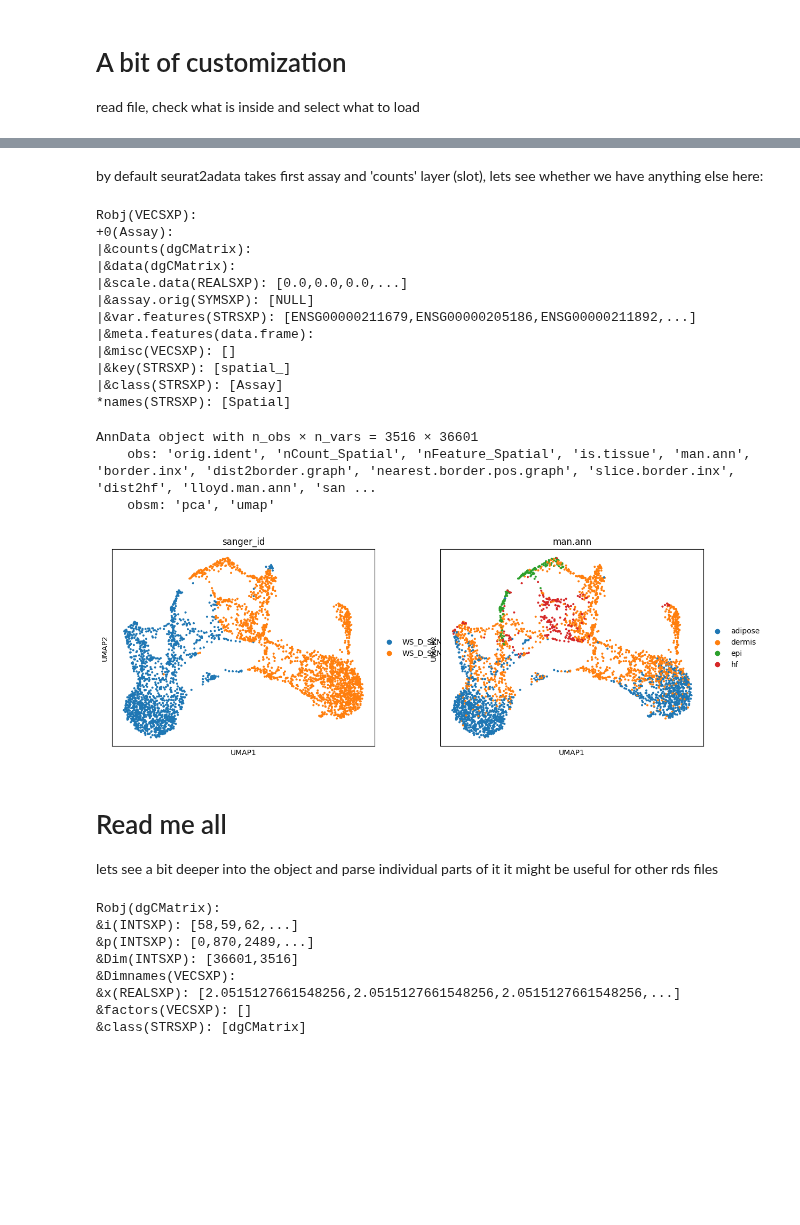
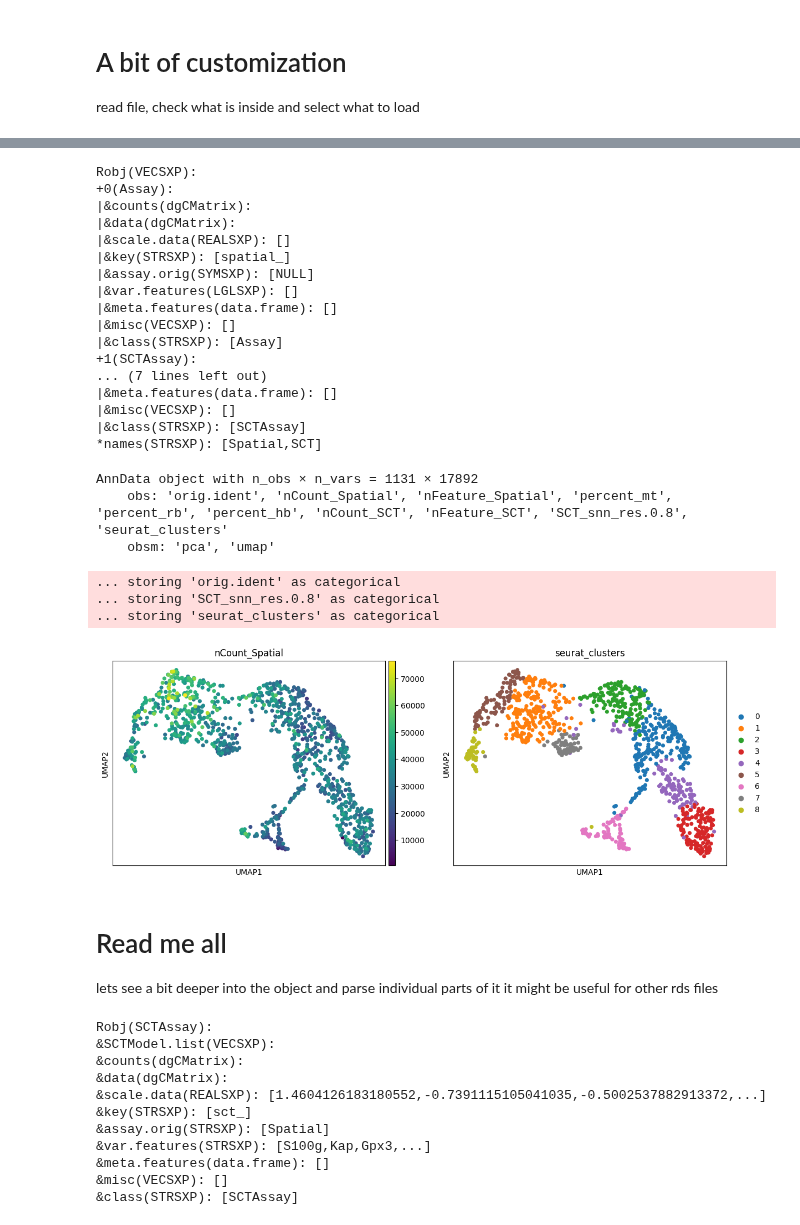
Before and after one commit to cellgeni/py8rds, a Jupyter notebook: tutorials/tutorial.ipynb, the cells around one changed output, grey strips where cells are left out. Saved outputs shown, nothing was run; the diff lists cells and outputs as text; code cells hidden in the pictures; blank space fills up the shorter version.

```diff
--- a/tutorials/tutorial.ipynb
+++ b/tutorials/tutorial.ipynb
@@ -19,6 +57,6 @@ AnnData object with n_obs × n_vars = 972 × 36601
 # A bit of customization
 read file, check what is inside and select what to load
 # %%
-robj = rdd.parse_rds("/nfs/cellgeni/pasham/code/rds-py/rds/visium2.rds")
+robj = py8rds.parse_rds("GSM8704851_20210117-NMK0-FM1-Fc1U1Z1Bs1_obj.rds")
 robj.show()
 # %% [output]
@@ -39,9 +77,8 @@ Robj(Seurat):
 &commands(VECSXP):
 &tools(VECSXP): []
 &class(STRSXP): [Seurat]
-# %% [markdown]
-by default seurat2adata takes first assay and 'counts' layer (slot), lets see whether we have anything else here:
 # %%
+# by default seurat2adata takes first assay and 'counts' layer (slot), lets see whether we have anything else here:
 # lets look on assays, we want to see slots in there, so lets change default number of levels to show
 robj.get('assays').show(2)
 # %% [output]
@@ -49,41 +86,54 @@ Robj(VECSXP):
 +0(Assay):
 |&counts(dgCMatrix):
 |&data(dgCMatrix):
-|&scale.data(REALSXP): [0.0,0.0,0.0,...]
+|&scale.data(REALSXP): []
+|&key(STRSXP): [spatial_]
 |&assay.orig(SYMSXP): [NULL]
-|&var.features(STRSXP): [ENSG00000211679,ENSG00000205186,ENSG00000211892,...]
-|&meta.features(data.frame):
+|&var.features(LGLSXP): []
+|&meta.features(data.frame): []
 |&misc(VECSXP): []
-|&key(STRSXP): [spatial_]
 |&class(STRSXP): [Assay]
-*names(STRSXP): [Spatial]
++1(SCTAssay):
+... (7 lines left out)
+|&meta.features(data.frame): []
+|&misc(VECSXP): []
+|&class(STRSXP): [SCTAssay]
+*names(STRSXP): [Spatial,SCT]
 # %%
-# so we can take norm data instead of raw counts (default)
-# instead or re-reading file we can pass robj to seurat2adata
-adata = rdd.seurat2adata(robj,layer='data')
+# so we can choose between counts and SCT assays
+# inside them we can take norm data or counts
+# instead of re-reading file we can pass robj to seurat2adata
+# lets use second assay (SCTAssay) and normalized data from there
+adata = py8rds.seurat2adata(robj,assay=1,layer='data')
 adata
 # %% [output]
-AnnData object with n_obs × n_vars = 3516 × 36601
-    obs: 'orig.ident', 'nCount_Spatial', 'nFeature_Spatial', 'is.tissue', 'man.ann', 'border.inx', 'dist2border.graph', 'nearest.border.pos.graph', 'slice.border.inx', 'dist2hf', 'lloyd.man.ann', 'san ...
+AnnData object with n_obs × n_vars = 1131 × 17892
+    obs: 'orig.ident', 'nCount_Spatial', 'nFeature_Spatial', 'percent_mt', 'percent_rb', 'percent_hb', 'nCount_SCT', 'nFeature_SCT', 'SCT_snn_res.0.8', 'seurat_clusters'
     obsm: 'pca', 'umap'
 # %%
-sc.pl.embedding(adata,basis='umap',color=['sanger_id','man.ann'])
+sc.pl.embedding(adata,basis='umap',color=['nCount_Spatial','seurat_clusters'])
 # %% [output]
+... storing 'orig.ident' as categorical
+... storing 'SCT_snn_res.0.8' as categorical
+... storing 'seurat_clusters' as categorical
-[figure, old version]
+[figure, new version]
 # %% [markdown]
 # Read me all
 lets see a bit deeper into the object and parse individual parts of it
 it might be useful for other rds files
 # %%
-# there is just one assay (Spatial)
-# there we have counts, data (norm counts) and even scale.data. We can access these individual slots by:
-robj.get(['assays',0,'data']).show()
+# lets look into SCTAssay
+# there we have counts, data (norm counts) and even scale.data which are stored as dense matrix
+robj.get(['assays',1]).show()
 # %% [output]
-Robj(dgCMatrix):
-&i(INTSXP): [58,59,62,...]
-&p(INTSXP): [0,870,2489,...]
-&Dim(INTSXP): [36601,3516]
-&Dimnames(VECSXP):
-&x(REALSXP): [2.0515127661548256,2.0515127661548256,2.0515127661548256,...]
-&factors(VECSXP): []
-&class(STRSXP): [dgCMatrix]
+Robj(SCTAssay):
+&SCTModel.list(VECSXP):
+&counts(dgCMatrix):
+&data(dgCMatrix):
+&scale.data(REALSXP): [1.4604126183180552,-0.7391115105041035,-0.5002537882913372,...]
+&key(STRSXP): [sct_]
+&assay.orig(STRSXP): [Spatial]
+&var.features(STRSXP): [S100g,Kap,Gpx3,...]
+&meta.features(data.frame): []
+&misc(VECSXP): []
+&class(STRSXP): [SCTAssay]
```
Also changed, not shown: parts of 36 cells of this notebook, 1 other file.
